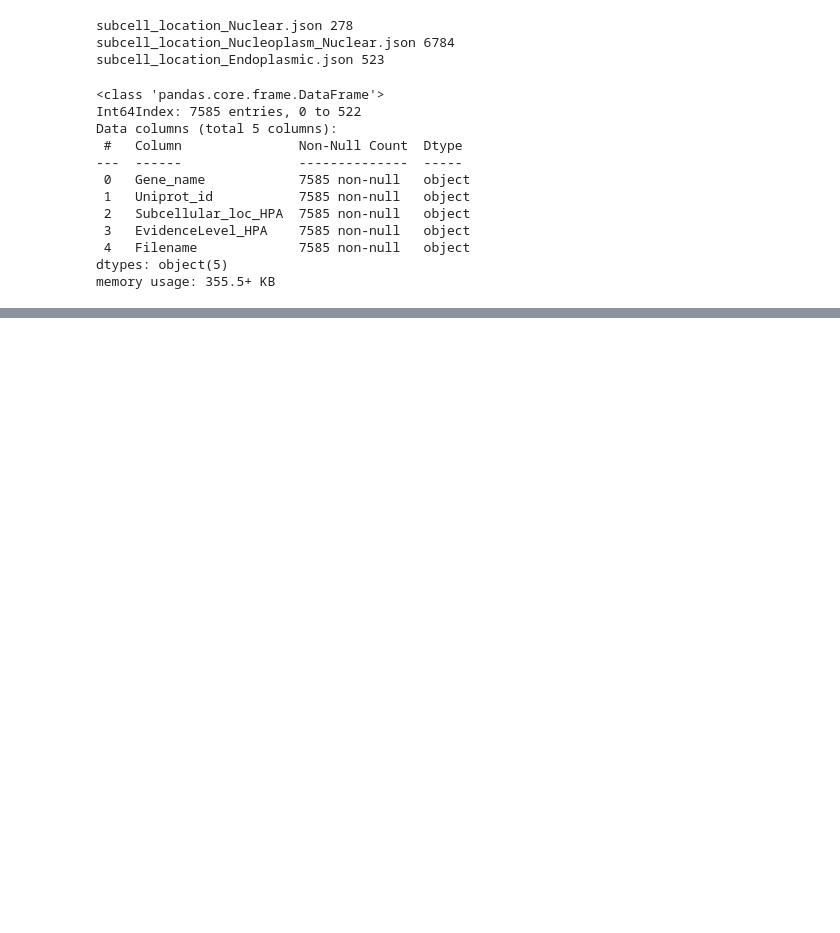
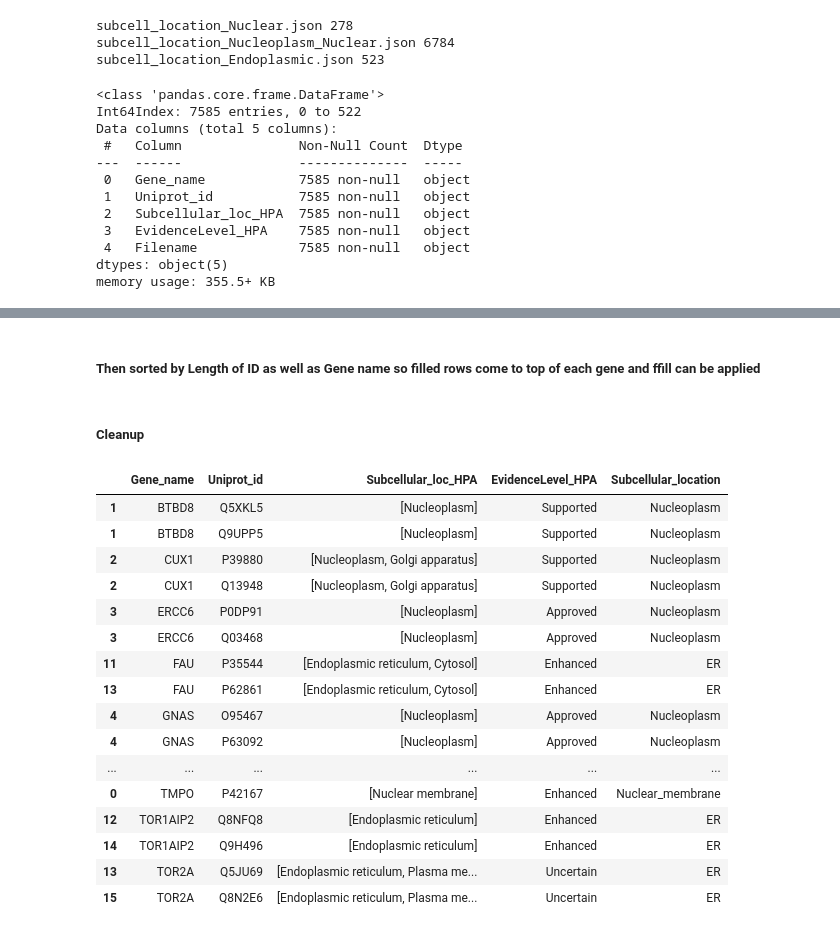
Before and after one commit to shokenlee/Nuclear_proteome, a Jupyter notebook: HPA.ipynb, the cells around one changed output, grey strips where cells are left out. Cells and saved outputs as stored; diff of their text form; code cells hidden in the pictures; blank space fills up the shorter version.

Commit message:
Cleaned up rows with multi or no ID and exported to CSV

```diff
--- a/HPA.ipynb
+++ b/HPA.ipynb
@@ -83,0 +158,11 @@ df.tail()
+# %%
+_dict = {'Gene_name': [], 'Uniprot_id': []}
+for i in range(len(df_multi_id)):
+    id_list = df_multi_id.iloc[i, 1]
+    print(id_list)
+    first_id = id_list[0]
+    df_multi_id.iloc[i, 1] = first_id
+    for j in range(1, len(id_list)):
+        additional_id = id_list[j]
+        _dict['Gene_name'].append(df_multi_id.iloc[i, 0])
+        _dict['Uniprot_id'].append(additional_id)
@@ -83,0 +186,34 @@ df.tail()
+# %%
+_df = pd.DataFrame(_dict)
+
+df_multi_id = pd.concat([df_multi_id, _df], axis=0)
+# %% [markdown]
+##### Then sorted by Length of ID as well as Gene name so filled rows come to top of each gene and ffill can be applied
+# %%
+df_multi_id = df_multi_id.sort_values(by=['Gene_name', 'Length of ID'])
+
+df_multi_id = df_multi_id.fillna(method='ffill')
+# %% [markdown]
+##### Cleanup
+# %%
+df_multi_id = df_multi_id.drop(['Length of ID'], axis=1)
+# %%
+df_multi_id
+# %% [output]
+|  | Gene_name | Uniprot_id | Subcellular_loc_HPA | EvidenceLevel_HPA | Subcellular_location |
+| 1 | BTBD8 | Q5XKL5 | [Nucleoplasm] | Supported | Nucleoplasm |
+| 1 | BTBD8 | Q9UPP5 | [Nucleoplasm] | Supported | Nucleoplasm |
+| 2 | CUX1 | P39880 | [Nucleoplasm, Golgi apparatus] | Supported | Nucleoplasm |
+| 2 | CUX1 | Q13948 | [Nucleoplasm, Golgi apparatus] | Supported | Nucleoplasm |
+| 3 | ERCC6 | P0DP91 | [Nucleoplasm] | Approved | Nucleoplasm |
+| 3 | ERCC6 | Q03468 | [Nucleoplasm] | Approved | Nucleoplasm |
+| 11 | FAU | P35544 | [Endoplasmic reticulum, Cytosol] | Enhanced | ER |
+| 13 | FAU | P62861 | [Endoplasmic reticulum, Cytosol] | Enhanced | ER |
+| 4 | GNAS | O95467 | [Nucleoplasm] | Approved | Nucleoplasm |
+| 4 | GNAS | P63092 | [Nucleoplasm] | Approved | Nucleoplasm |
+| ... | ... | ... | ... | ... | ... |
+| 0 | TMPO | P42167 | [Nuclear membrane] | Enhanced | Nuclear_membrane |
+| 12 | TOR1AIP2 | Q8NFQ8 | [Endoplasmic reticulum] | Enhanced | ER |
+| 14 | TOR1AIP2 | Q9H496 | [Endoplasmic reticulum] | Enhanced | ER |
+| 13 | TOR2A | Q5JU69 | [Endoplasmic reticulum, Plasma me... | Uncertain | ER |
+| 15 | TOR2A | Q8N2E6 | [Endoplasmic reticulum, Plasma me... | Uncertain | ER |
```
Also changed, not shown: parts of 37 cells of this notebook.
